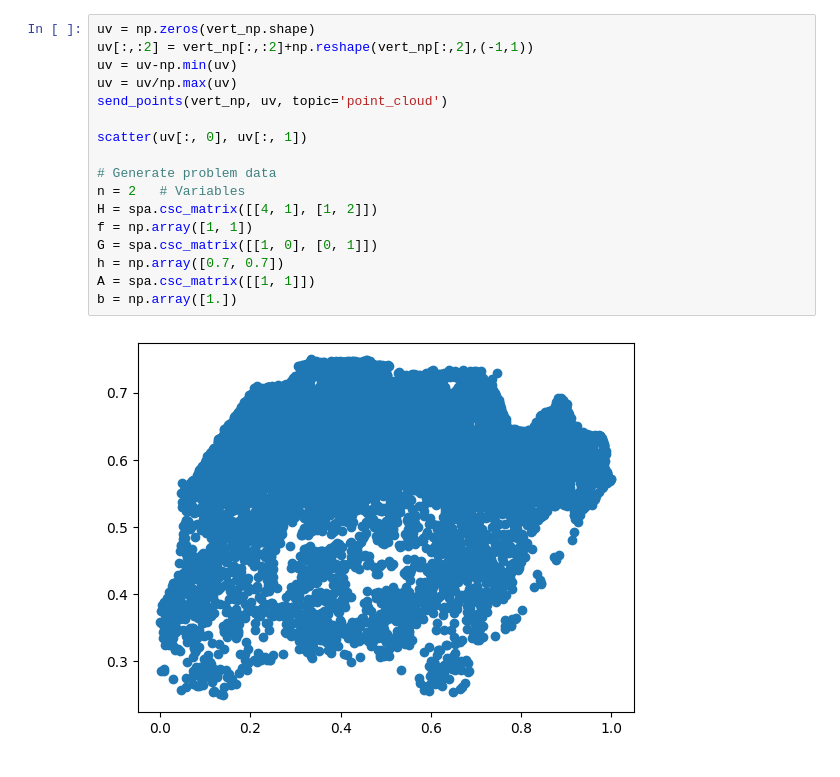
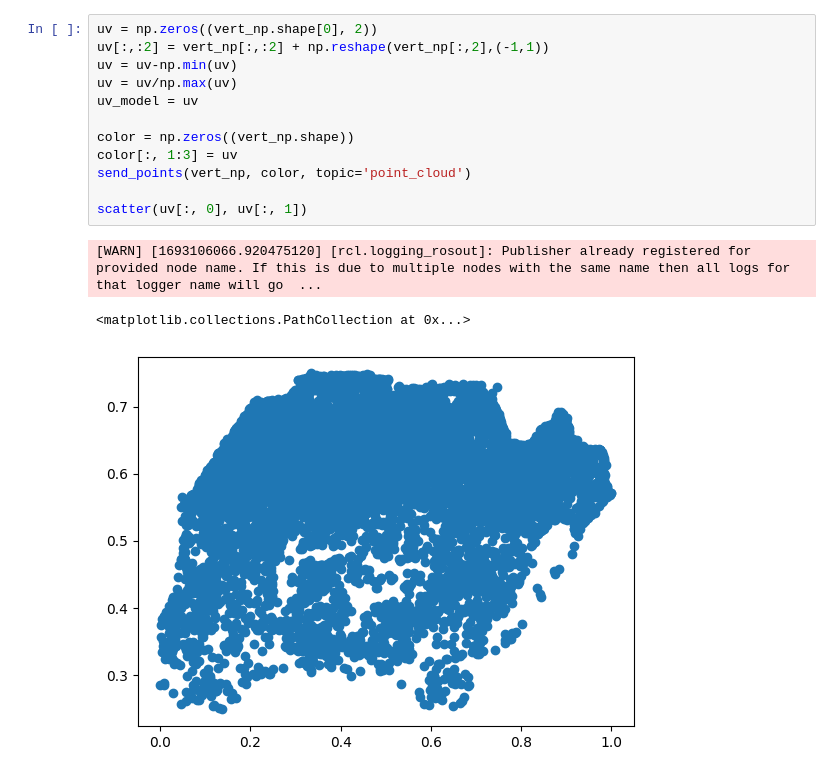
Before and after one commit to pac48/thesis_nerf, a Jupyter notebook: notebooks/fit_mesh.ipynb, the cells around one changed output. Saved outputs shown, nothing was run; the diff lists cells and outputs as text.

```diff
--- a/notebooks/fit_mesh.ipynb
+++ b/notebooks/fit_mesh.ipynb
@@ -73,19 +107,16 @@ vert_np = get_vert_np()
 # %%
-uv = np.zeros(vert_np.shape)
-uv[:,:2] = vert_np[:,:2]+np.reshape(vert_np[:,2],(-1,1))
+uv = np.zeros((vert_np.shape[0], 2))
+uv[:,:2] = vert_np[:,:2] + np.reshape(vert_np[:,2],(-1,1))
 uv = uv-np.min(uv)
 uv = uv/np.max(uv)
-send_points(vert_np, uv, topic='point_cloud')
+uv_model = uv
+
+color = np.zeros((vert_np.shape))
+color[:, 1:3] = uv
+send_points(vert_np, color, topic='point_cloud')
 
 scatter(uv[:, 0], uv[:, 1])
-
-# Generate problem data
-n = 2   # Variables
-H = spa.csc_matrix([[4, 1], [1, 2]])
-f = np.array([1, 1])
-G = spa.csc_matrix([[1, 0], [0, 1]])
-h = np.array([0.7, 0.7])
-A = spa.csc_matrix([[1, 1]])
-b = np.array([1.])
 # %% [output]
+[WARN] [1693106066.920475120] [rcl.logging_rosout]: Publisher already registered for provided node name. If this is due to multiple nodes with the same name then all logs for that logger name will go  ...
+<matplotlib.collections.PathCollection at 0x...>
-[figure, old version]
+[figure, new version]
```
Also changed, not shown: parts of 9 cells of this notebook, 1 other file.
